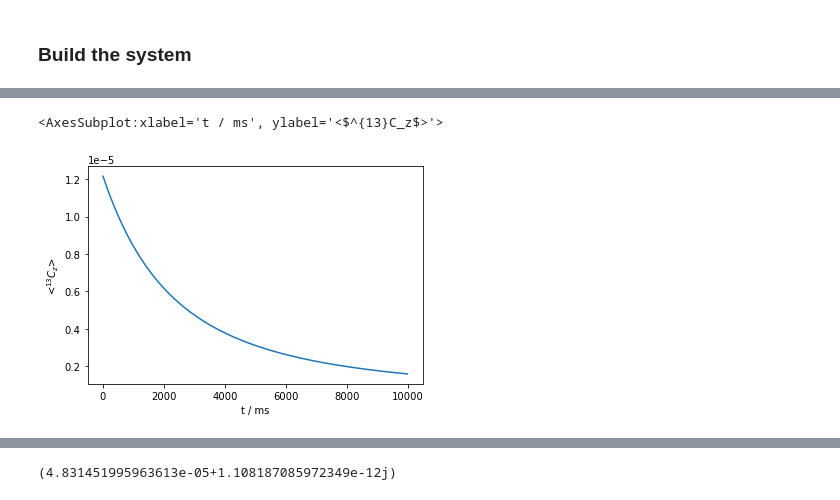
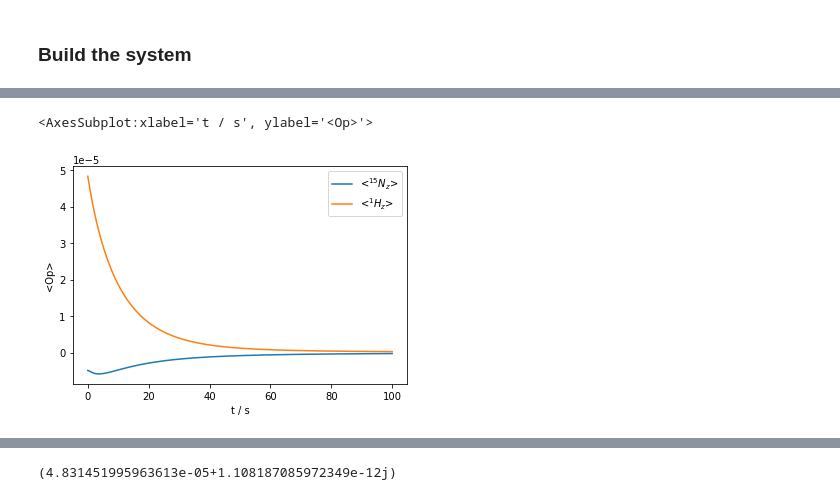
Before and after one commit to alsinmr/SLEEPY_tutorial, a Jupyter notebook: Chapters/Chapter3/Ch3_T1_NOE.ipynb, the cells around one changed output, grey strips where cells are left out. Saved outputs shown, nothing was run; the diff lists cells and outputs as text; code cells hidden in the pictures.

```diff
--- a/Chapters/Chapter3/Ch3_T1_NOE.ipynb
+++ b/Chapters/Chapter3/Ch3_T1_NOE.ipynb
@@ -17,17 +17,20 @@ import matplotlib.pyplot as plt
 # %% [markdown]
 ### Build the system
 # %%
-ex0=sl.ExpSys(v0H=600,Nucs=['13C','1H'],vr=0,LF=True,pwdavg=sl.PowderAvg(5))
-ex0.set_inter('CSA',i=0,delta=200)
-ex
+delta=sl.Tools.dipole_coupling(.102,'15N','1H')
+hop=40*np.pi/180
+ex0=sl.ExpSys(v0H=600,Nucs=['15N','1H'],vr=0,LF=True,pwdavg=sl.PowderAvg(5))
+ex0.set_inter('CSA',i=0,delta=113,euler=[0,23*np.pi/180,0])
+ex0.set_inter('dipole',i0=0,i1=1,delta=delta)
 ex1=ex0.copy()
-ex1.set_inter('CSA',i=0,delta=200,euler=[0,45*np.pi/180,0])
+ex1.set_inter('CSA',i=0,delta=113,euler=[[0,23*np.pi/180,0],[0,hop,0]])
+ex1.set_inter('dipole',i0=0,i1=1,delta=delta,euler=[0,hop,0])
 
 L=sl.Liouvillian(ex0,ex1)
-L.kex=sl.Tools.twoSite_kex(1e-10)
+L.kex=sl.Tools.twoSite_kex(1e-9)
 
 seq=L.Sequence(Dt=1e-2)
+U=seq.U()
+rho=sl.Rho('Thermal',['15Nz','1Hz'])
 
-rho=sl.Rho('Thermal','13Cz')
-
-rho.DetProp(seq,n=1000)
+_=rho.DetProp(U,n=10000)
@@ -42,5 +37,5 @@ Current time is 10000000.000 microseconds
 # %%
-rho.plot()
+rho.plot(axis='s')
 # %% [output]
-<AxesSubplot:xlabel='t / ms', ylabel='<$^{13}C_z$>'>
+<AxesSubplot:xlabel='t / s', ylabel='<Op>'>
-[figure, old version]
+[figure, new version]
```
Also changed, not shown: parts of 8 cells of this notebook.
